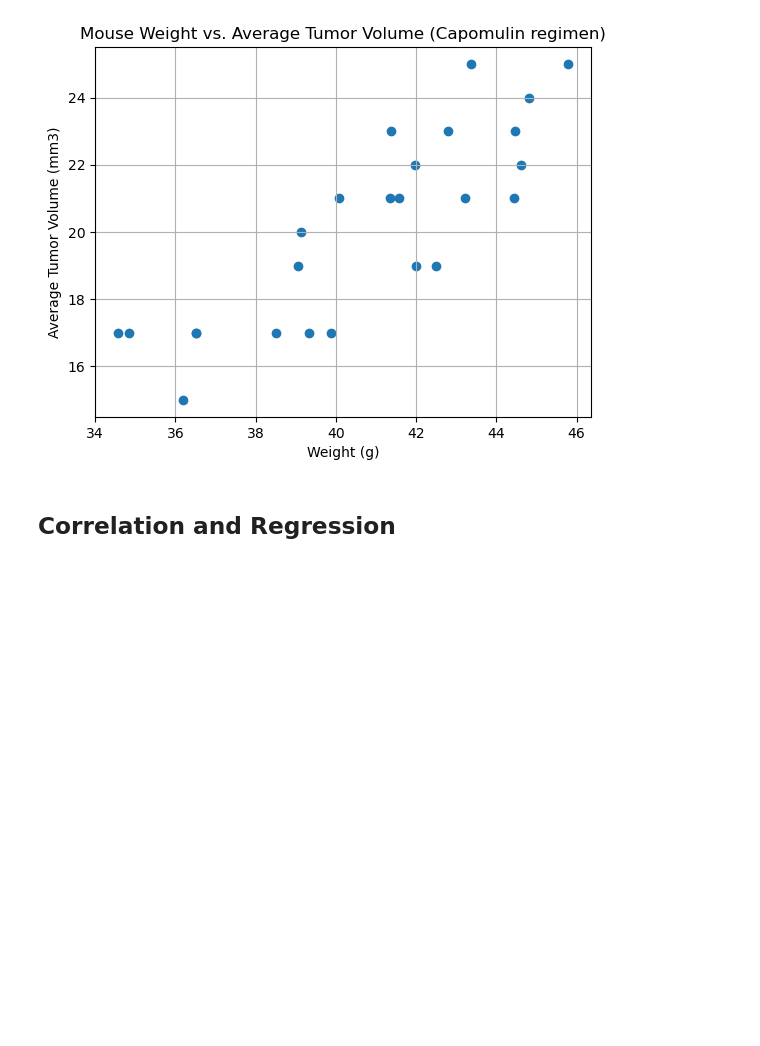
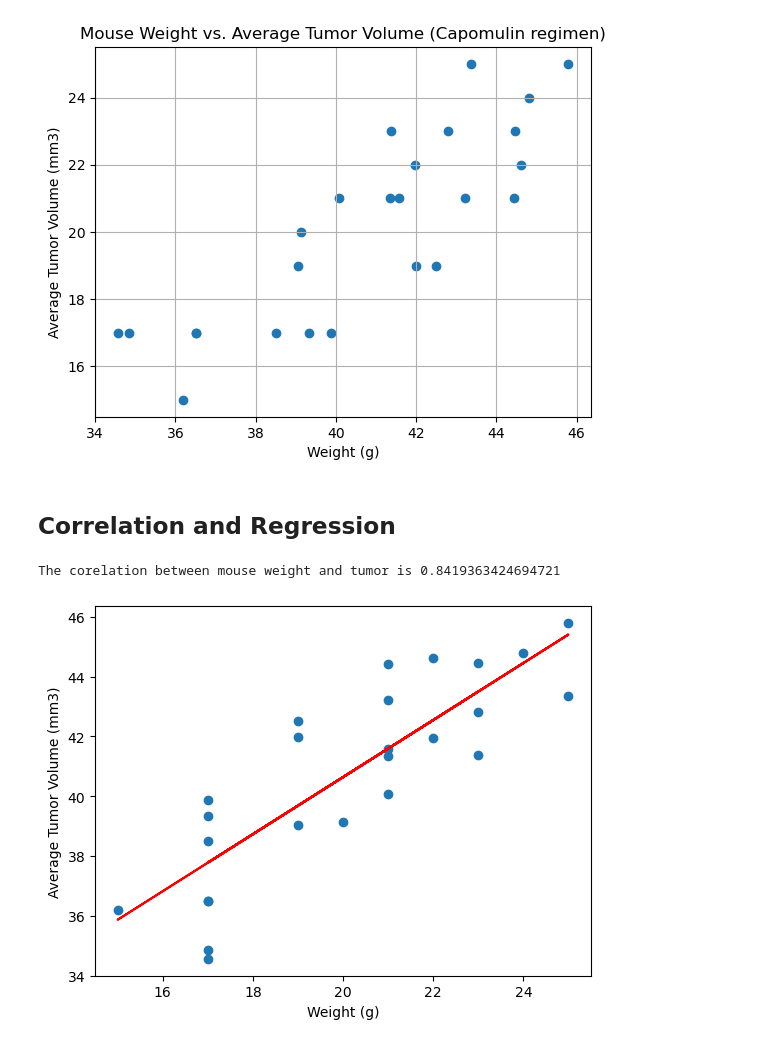
Before and after one commit to jenleemcnew/SMU_Data_Science_Matplotlib_Pymaceuticals-Inc, a Jupyter notebook: Pymaceuticals/Pymaceuticals Analysis.ipynb, the cells around one changed output. Cells and saved outputs as stored; diff of their text form; code cells hidden in the pictures; blank space fills up the shorter version.

```diff
--- a/Pymaceuticals/Pymaceuticals Analysis.ipynb
+++ b/Pymaceuticals/Pymaceuticals Analysis.ipynb
@@ -355,7 +355,7 @@ capomulin_df = cleaned_df[cleaned_df['Drug Regimen'] == 'Capomulin']
 average_tumor_volume_per_mouse = capomulin_df.groupby('Mouse ID')['Tumor Volume (mm3)'].mean()
 # %%
 # Calculate the average tumor volume across all mice for each weight
-average_tumor_volume_per_weight = capomulin_df.groupby('Mouse ID')['Weight (g)'].mean()
+average_weight_per_mouse = capomulin_df.groupby('Mouse ID')['Weight (g)'].mean()
 # %%
 # Generate scatter plot
 
@@ -372,8 +372,21 @@ plt.show()
 # %%
 # Calculate the correlation coefficient and a linear regression model for mouse weight and average observed tumor volume for the entire Capomulin regimen
 
-x=
-y=
+x = average_weight_per_mouse.values
+y = average_tumor_volume_per_mouse.values
 
+slope = st.linregress(x,y)[0]
+b = st.linregress(x,y)[1]
+r = st.linregress(x,y)[2]
 
-result = st.linregress(x, y)
+y_pred = slope * x + b
+
+print(f"The corelation between mouse weight and tumor is {r}")
+plt.scatter(x,y)
+plt.plot(x, y_pred, color='red')
+plt.xlabel('Weight (g)')
+plt.ylabel('Average Tumor Volume (mm3)')
+plt.show()
+# %% [output]
+The corelation between mouse weight and tumor is 0.8419363424694721
+[figure, added]
```
Also changed, not shown: parts of 2 cells of this notebook.
